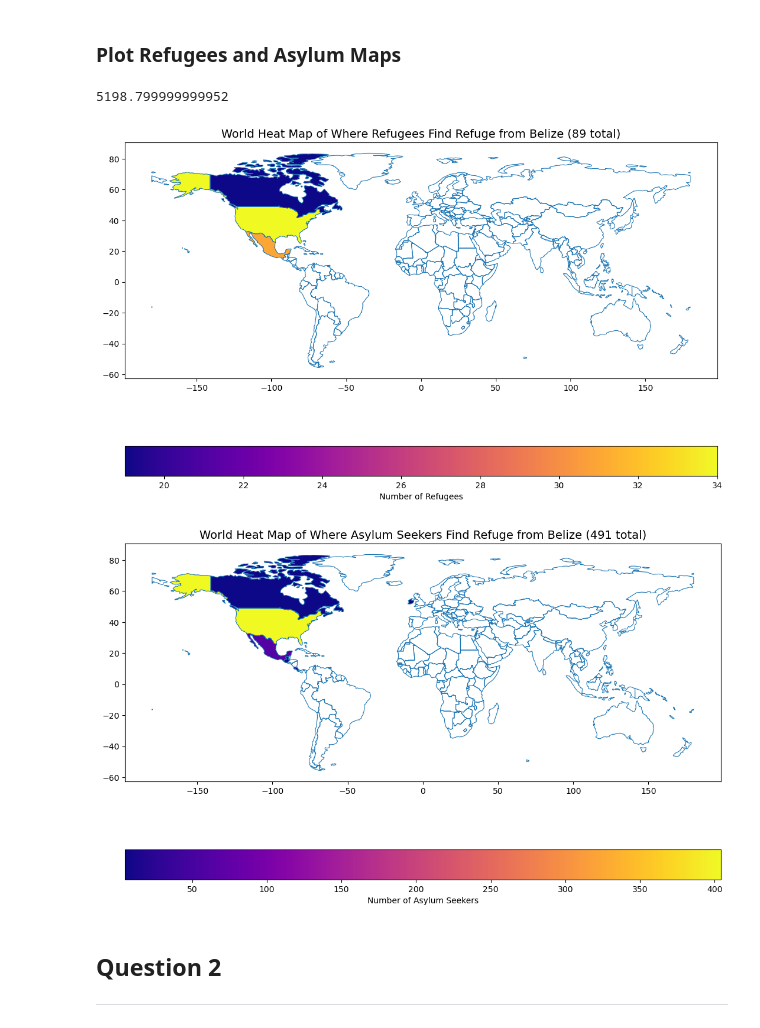
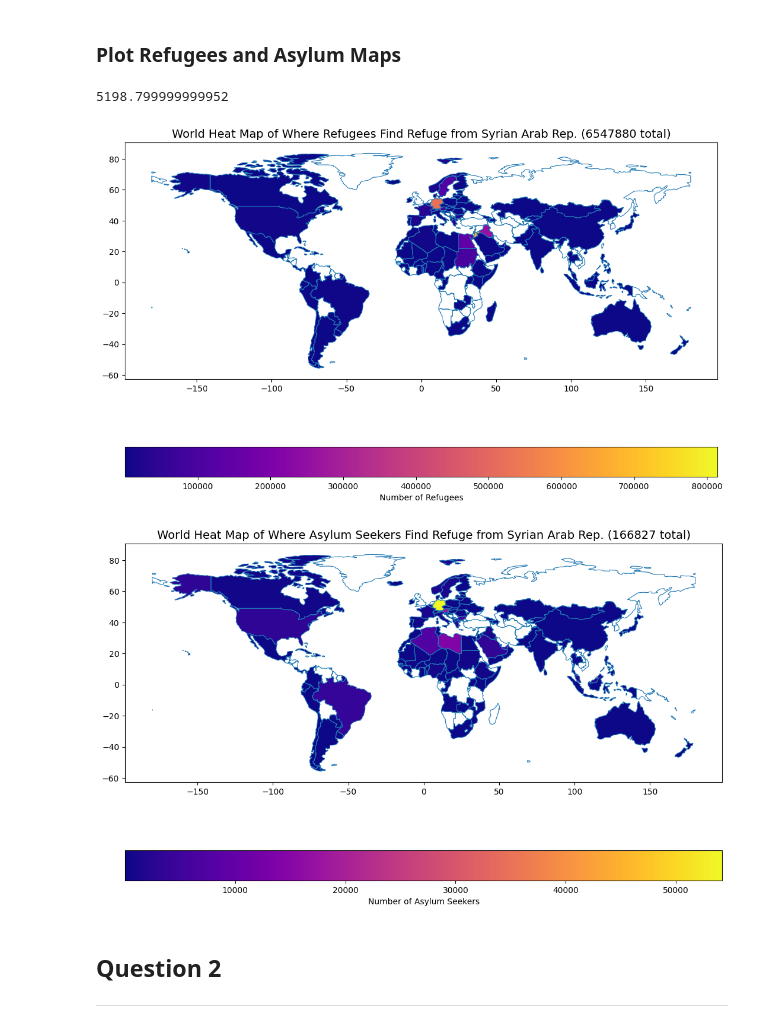
Before and after one commit to Ben-Heinze/CSCI-491-Data-Visualization, a Jupyter notebook: Final Project/RefugeeData.ipynb, the cells around one changed output. Saved outputs shown, nothing was run; the diff lists cells and outputs as text; code cells hidden in the pictures.

```diff
--- a/Final Project/RefugeeData.ipynb
+++ b/Final Project/RefugeeData.ipynb
@@ -174,9 +175,9 @@ def plot_heat_map(country, dictionaryData, isAsylum):
         asylumNonZero = num_data[num_data['asylum_seekers'] > 0]
         asylumThreshold = asylumNonZero['asylum_seekers'].quantile(0.95)
 
-        for idx, row in world.iterrows():
-            if row['data'] > asylumThreshold:
-                ax.text(row.geometry.centroid.x, row.geometry.centroid.y, row['name'], fontsize=10)
+        # for idx, row in world.iterrows():
+        #     if row['data'] > asylumThreshold:
+        #         ax.text(row.geometry.centroid.x, row.geometry.centroid.y, row['name'], fontsize=10)
     else:
         world.plot(column='data', cmap='plasma', ax=ax, legend=True,
                    legend_kwds={'label': "Number of Refugees", 'orientation': "horizontal"})
@@ -187,22 +188,22 @@ def plot_heat_map(country, dictionaryData, isAsylum):
         refugeeThreshold = refugeeNonZero['refugees'].quantile(0.95)
         print(refugeeThreshold)
 
-        for idx, row in world.iterrows():
-            if row['data'] > refugeeThreshold:
-                ax.text(row.geometry.centroid.x, row.geometry.centroid.y, row['name'], fontsize=10)
+        # for idx, row in world.iterrows():
+        #     if row['data'] > refugeeThreshold:
+        #         ax.text(row.geometry.centroid.x, row.geometry.centroid.y, row['name'], fontsize=10)
     plt.show()
 # %% [markdown]
 ### Plot Refugees and Asylum Maps
 # %%
-country = 'Belize' # Select Country Of Origin
+country = 'Syrian Arab Rep.' # Select Country Of Origin
 
 # Plot the heat map of whichever country of origin,
 plot_heat_map(country, generate_refugee_dictionary(data), False)
 plot_heat_map(country, generate_asylum_dictionary(data), True)
 # %% [output]
 5198.799999999952
-[figure, old version]
+[figure, new version]
-[figure, old version]
+[figure, new version]
 # %% [markdown]
 ## Question 2
 
```
Also changed, not shown: parts of 6 cells of this notebook.
